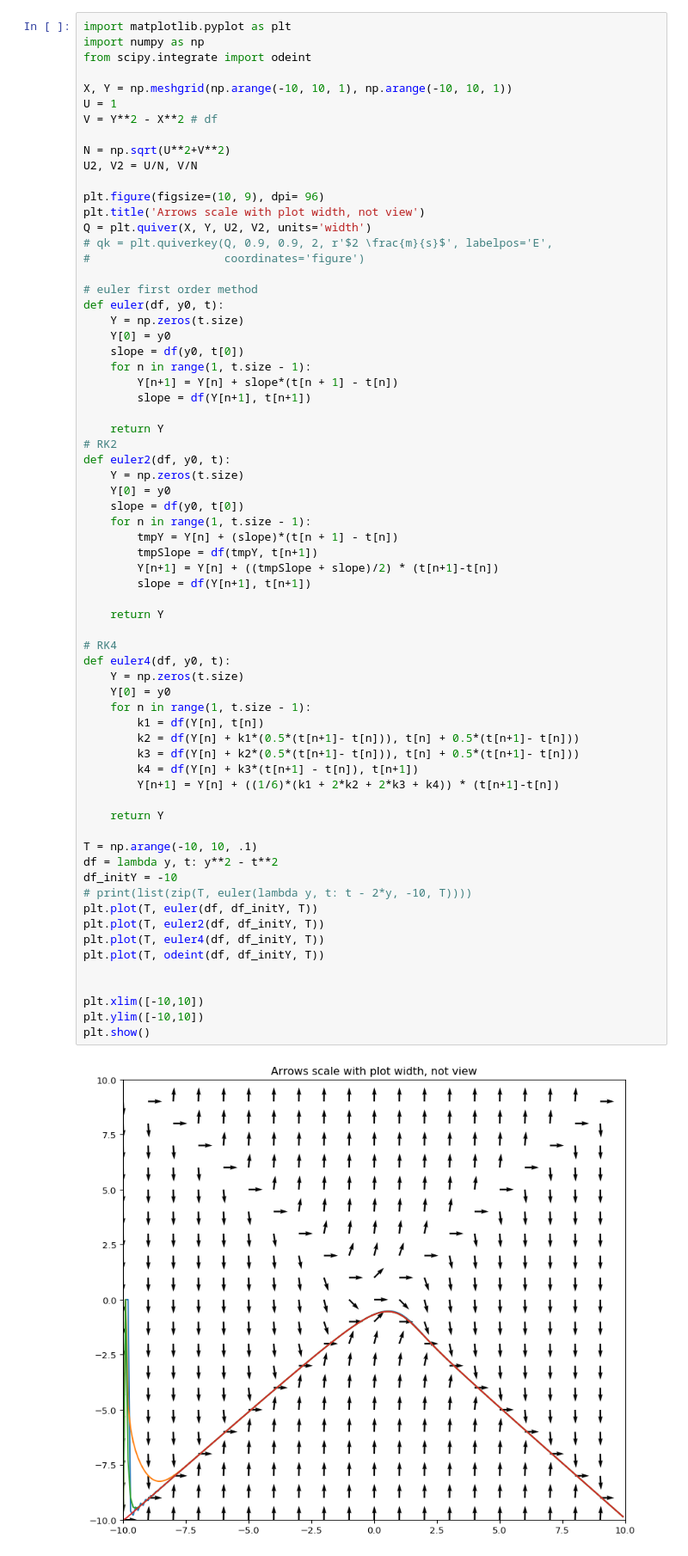
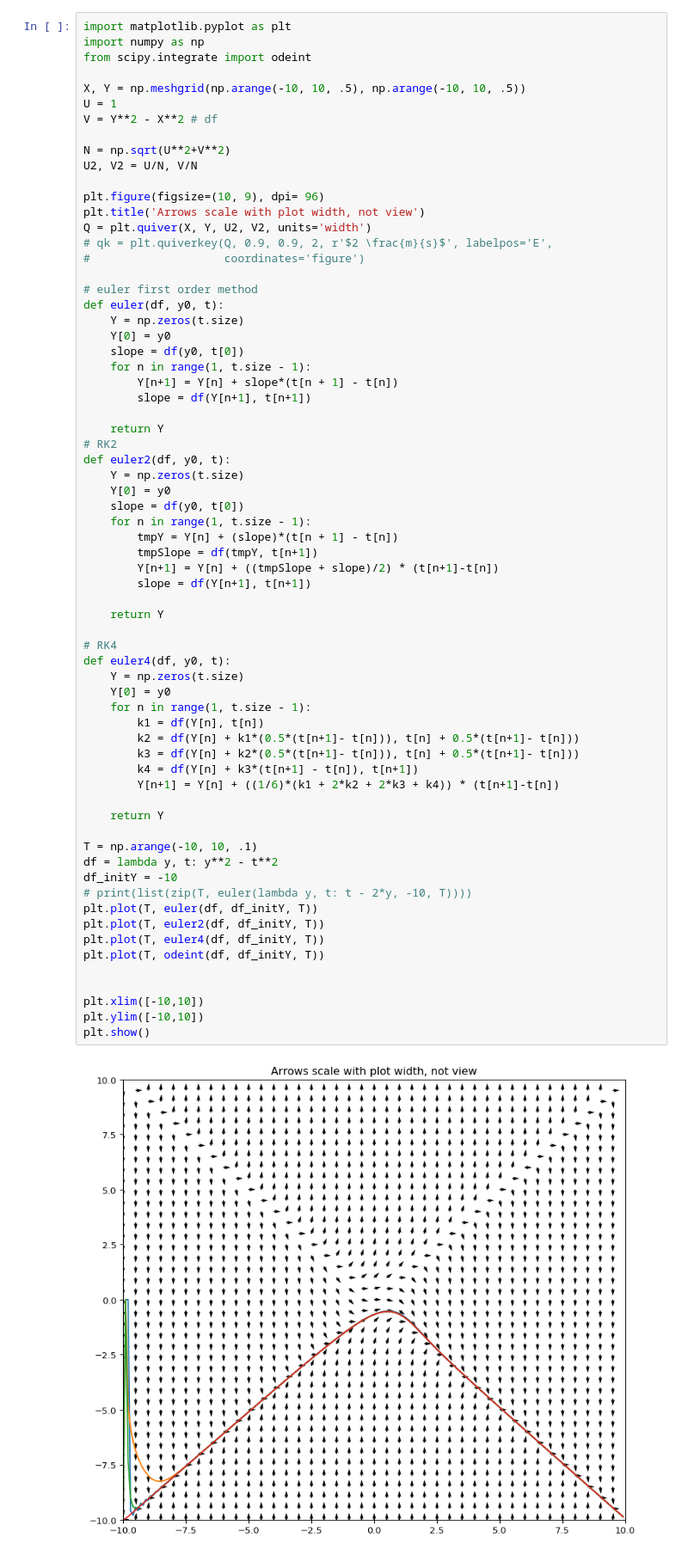
Before and after one commit to GitNiko/linearC, a Jupyter notebook: differential_equation.ipynb, the cells around one changed output. Shown: that part at 86% size. Cells and saved outputs as stored; diff of their text form.

```diff
--- a/differential_equation.ipynb
+++ b/differential_equation.ipynb
@@ -47,7 +49,7 @@ import matplotlib.pyplot as plt
 import numpy as np
 from scipy.integrate import odeint
 
-X, Y = np.meshgrid(np.arange(-10, 10, 1), np.arange(-10, 10, 1))
+X, Y = np.meshgrid(np.arange(-10, 10, .5), np.arange(-10, 10, .5))
 U = 1
 V = Y**2 - X**2 # df
 
@@ -83,34 +85,34 @@ def euler2(df, y0, t):
 
     return Y
 
 # RK4
 def euler4(df, y0, t):
     Y = np.zeros(t.size)
     Y[0] = y0
     for n in range(1, t.size - 1):
         k1 = df(Y[n], t[n])
         k2 = df(Y[n] + k1*(0.5*(t[n+1]- t[n])), t[n] + 0.5*(t[n+1]- t[n]))
         k3 = df(Y[n] + k2*(0.5*(t[n+1]- t[n])), t[n] + 0.5*(t[n+1]- t[n]))
         k4 = df(Y[n] + k3*(t[n+1] - t[n]), t[n+1])
         Y[n+1] = Y[n] + ((1/6)*(k1 + 2*k2 + 2*k3 + k4)) * (t[n+1]-t[n])
 
     return Y
 
 T = np.arange(-10, 10, .1)
 df = lambda y, t: y**2 - t**2
 df_initY = -10
 # print(list(zip(T, euler(lambda y, t: t - 2*y, -10, T))))
 plt.plot(T, euler(df, df_initY, T))
 plt.plot(T, euler2(df, df_initY, T))
 plt.plot(T, euler4(df, df_initY, T))
 plt.plot(T, odeint(df, df_initY, T))
 
 
 plt.xlim([-10,10])
 plt.ylim([-10,10])
 plt.show()
 # %% [output]
-[figure, old version]
+[figure, new version]
 # %%
 import matplotlib.pyplot as plt
 from scipy import *
```
Also changed, not shown: parts of 1 cell of this notebook.
